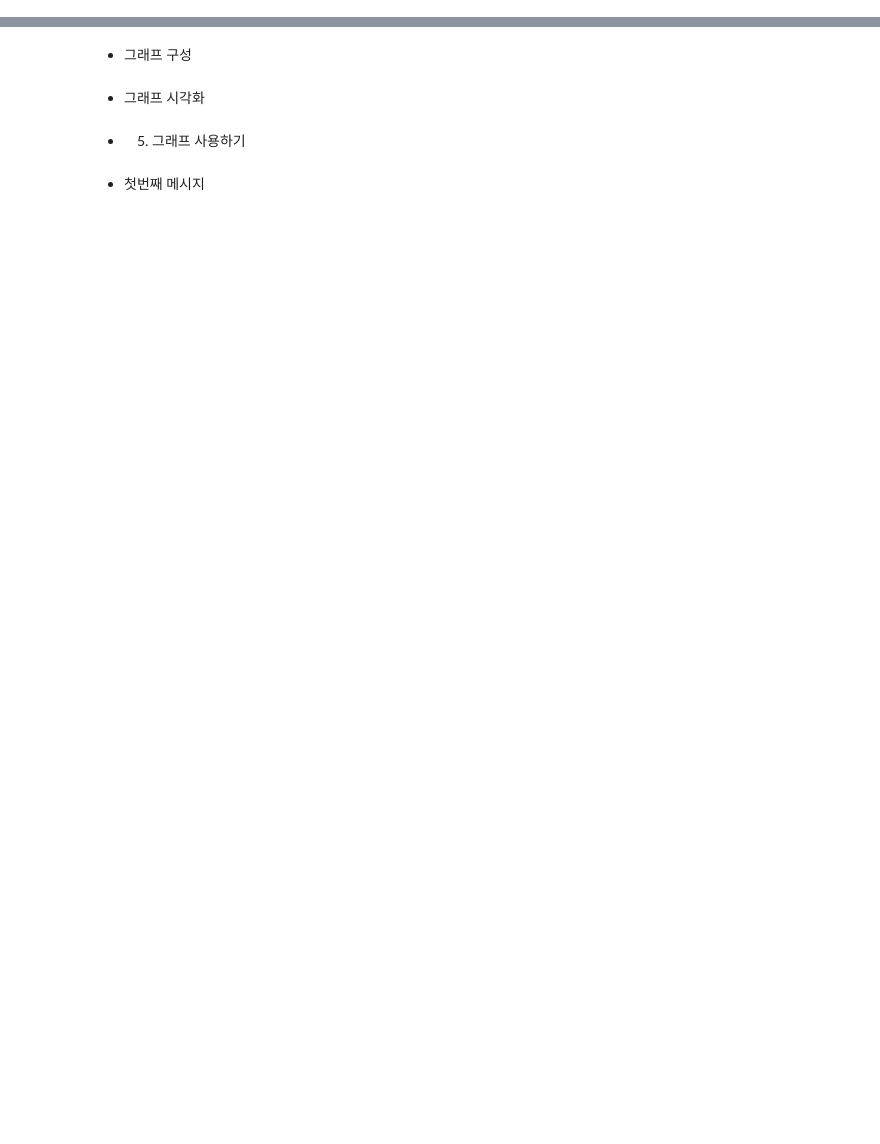
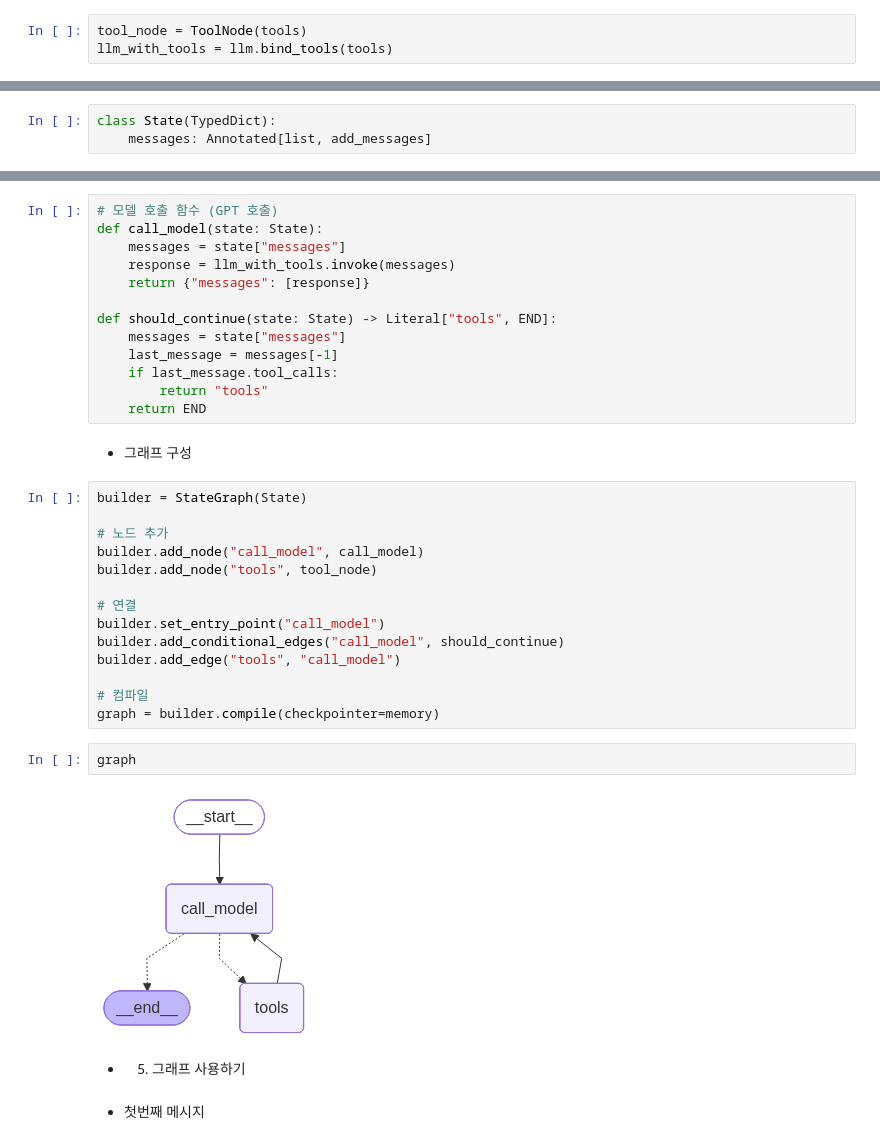
Before and after one commit to Sihyeon0123/AIVLE_School, a Jupyter notebook: (5~6주차) RAG기반 Agen모델 만들기/4.3. AI Agent_Memory 관리.ipynb, the cells around one changed output, grey strips where cells are left out. Saved outputs shown, nothing was run; the diff lists cells and outputs as text; blank space fills up the shorter version.

```diff
--- a/(5~6주차) RAG기반 Agen모델 만들기/4.3. AI Agent_Memory 관리.ipynb
+++ b/(5~6주차) RAG기반 Agen모델 만들기/4.3. AI Agent_Memory 관리.ipynb
@@ -215,18 +308,53 @@ from langchain_core.tools import tool
 # %% [markdown]
 
 * 3) ToolNode 생성
+# %%
+tool_node = ToolNode(tools)
+llm_with_tools = llm.bind_tools(tools)
 # %% [markdown]
 * 4) 그래프 만들기
 # %% [markdown]
 ![image.png](embedded-picture-1)
 # %% [markdown]
 * State
+# %%
+class State(TypedDict):
+    messages: Annotated[list, add_messages]
 # %% [markdown]
 * Node 와 분기 함수(conditional edge를 위한 함수)
+# %%
+# 모델 호출 함수 (GPT 호출)
+def call_model(state: State):
+    messages = state["messages"]
+    response = llm_with_tools.invoke(messages)
+    return {"messages": [response]}
+
+def should_continue(state: State) -> Literal["tools", END]:
+    messages = state["messages"]
+    last_message = messages[-1]
+    if last_message.tool_calls:
+        return "tools"
+    return END
 # %% [markdown]
 * 그래프 구성
-# %% [markdown]
-* 그래프 시각화
+# %%
+builder = StateGraph(State)
+
+# 노드 추가
+builder.add_node("call_model", call_model)
+builder.add_node("tools", tool_node)
+
+# 연결
+builder.set_entry_point("call_model")
+builder.add_conditional_edges("call_model", should_continue)
+builder.add_edge("tools", "call_model")
+
+# 컴파일
+graph = builder.compile(checkpointer=memory)
+# %%
+graph
+# %% [output]
+[figure, added]
 # %% [markdown]
 * 5) 그래프 사용하기
 # %% [markdown]
```
Also changed, not shown: parts of 42 cells of this notebook, 17 other files.
